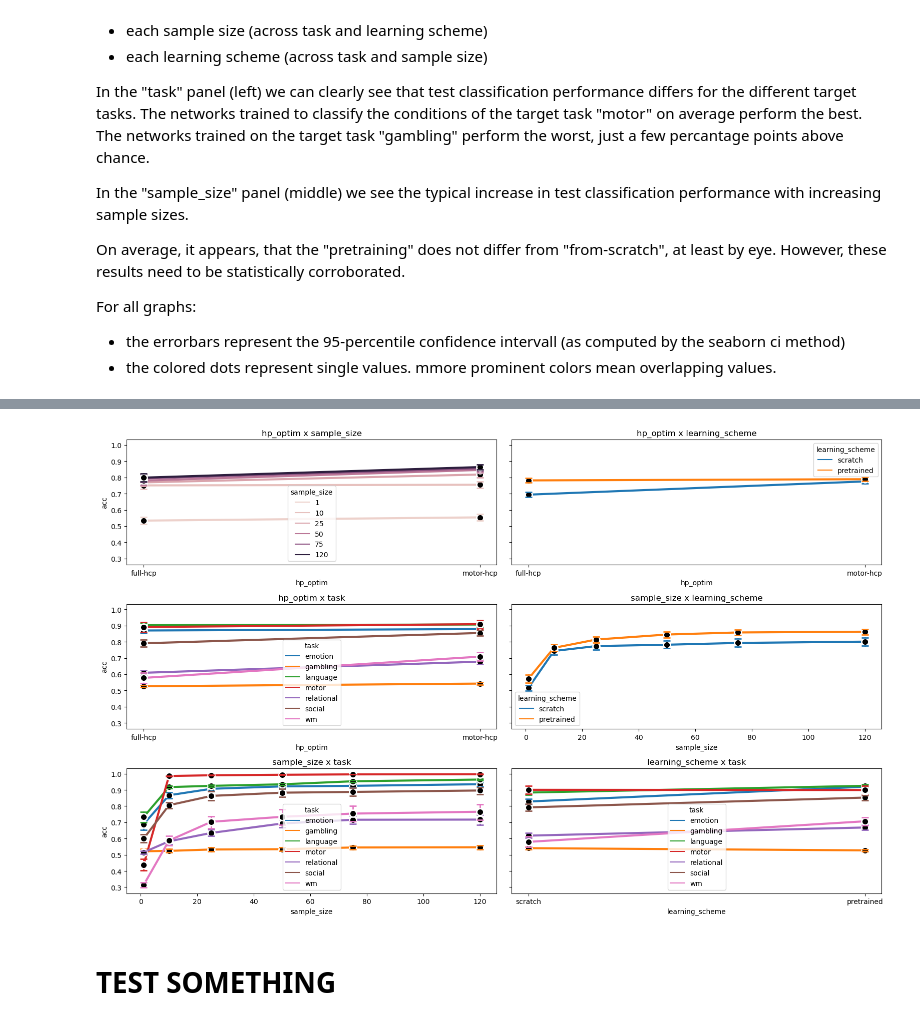
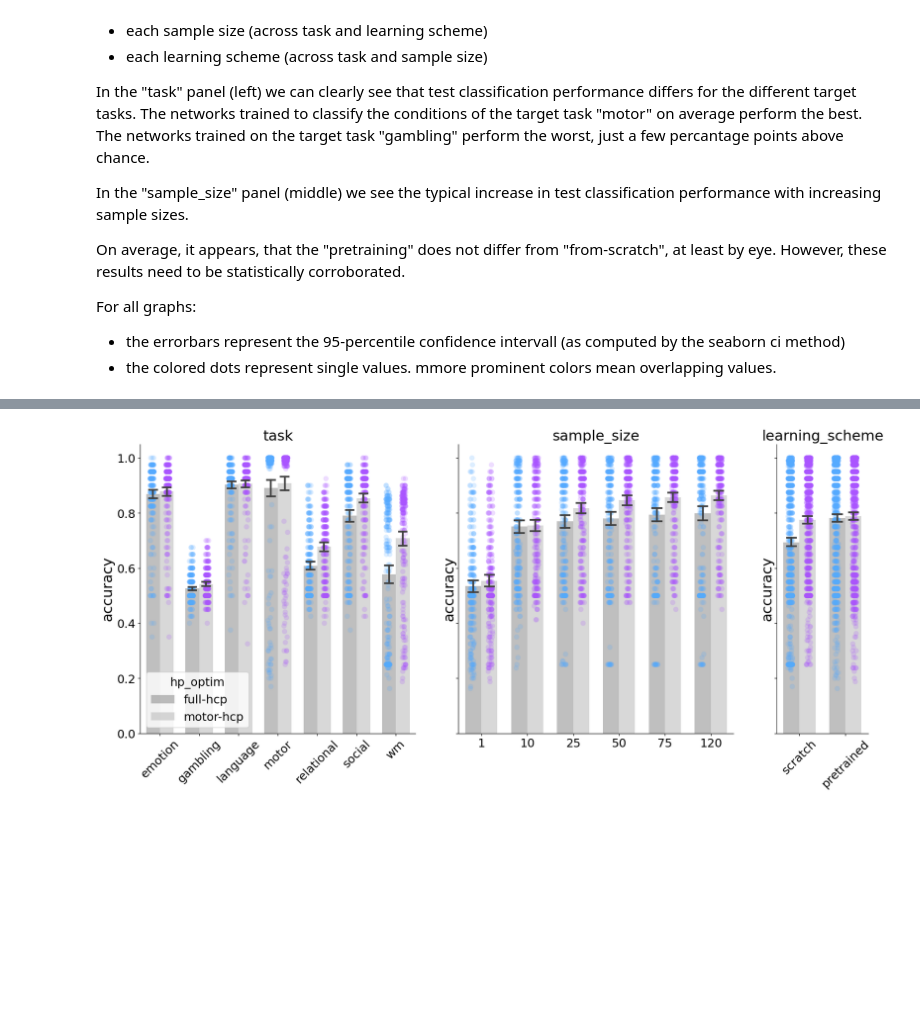
Before and after one commit to PhilippS893/thesis_code_and_analyses, a Jupyter notebook: 04_transfer_learning/analyse_tl.ipynb, the cells around one changed output, grey strips where cells are left out. Drawn from its saved outputs; the diff is of its cells as text; code cells hidden in the pictures; blank space fills up the shorter version.

```diff
--- a/04_transfer_learning/analyse_tl.ipynb
+++ b/04_transfer_learning/analyse_tl.ipynb
@@ -372,13 +363,0 @@ combs[0][0]
-# %%
-# 2-way interaction plots
-fig, axes = plt.subplots(3, 2, figsize=(16,10), sharey=True)
-axes = axes.flatten()
-for i in range(len(combs)):
-    sns.lineplot(data=full, x=combs[i][0], y="acc", hue=combs[i][1], ax=axes[i],
-                 marker='o', linewidth=3, markeredgewidth=2, markeredgecolor='white', markerfacecolor='black', markersize=10, errorbar=("ci", 95),
-                 err_style="bars", err_kws={'capsize': 5, 'elinewidth': 2, 'capthick': 2})
-    axes[i].set_title(f"{combs[i][0]} x {combs[i][1]}")
-
-fig.tight_layout()
-# %% [output]
-[figure, removed]
@@ -406,2 +363,0 @@ fig.axes[-1].set_title('task average');
-# %% [markdown]
-# TEST SOMETHING
@@ -462,3 +364,44 @@ spss_df_arcsin.to_csv("./stats/accs_for_spss_both_models_arcsin.csv", index=Fals
+# %%
+# separate HP optim
+fig, axes = plt.subplots(1, 3, figsize=(20, 8), sharey=True, gridspec_kw={'width_ratios': [1.5, 1.5, .5]})
+
+# 1. main effect: task
+x = 'task'
+
+axes[0].set_xlim([.5, 2.5])
+sns.barplot(ax=axes[0], x=x, y="acc", hue="hp_optim", data=full, palette=sns.set_palette([[.5, .5, .5], [.7, .7, .7]]), alpha=.5, errorbar=("ci", 95), n_boot=5000, capsize=.2, width=.7, zorder=0)
+sns.stripplot(ax=axes[0], x=x, y="acc", data=full, hue="hp_optim", zorder=1, alpha=.2, size=8, palette="cool", legend=False, dodge=True)
+axes[0].set_title(x);
+axes[0].set_xticklabels(sorted(left_out_tasks), rotation=45);
+
+# 2. main effect: training sample size
+x = 'sample_size'
+
+axes[1].set_xlim([.5, 2.5])
+sns.barplot(ax=axes[1], x=x, y="acc", data=full, hue="hp_optim", errorbar=("ci", 95), n_boot=5000, capsize=.2, alpha=.5, width=.7, zorder=0)
+sns.stripplot(ax=axes[1], x=x, y="acc", data=full, hue="hp_optim", zorder=1, alpha=.2, size=8, palette="cool", legend=False, dodge=True)
+axes[1].set_title(x);
+
+# 3. main effect: learning approach
+x = 'learning_scheme'
+
+axes[2].set_xlim([.5, 2.5])
+sns.barplot(ax=axes[2], x=x, y="acc", data=full, hue="hp_optim", errorbar=("ci", 95), n_boot=5000, capsize=.2, alpha=.5, width=.7, zorder=0)
+sns.stripplot(ax=axes[2], x=x, y="acc", data=full, hue="hp_optim", palette="cool", zorder=1, alpha=.2, size=8, legend=False, dodge=True)
+axes[2].set_title(x);
+axes[2].set_xticklabels(training_approach, rotation=45)
+
+for i, ax in enumerate(axes):
+    ax.set(xlabel=None, ylabel="accuracy");
+    ax.set_ylim([0, 1.05])
+    ax.spines[['right', 'top']].set_visible(False)
+    if i > 0:
+        ax.legend([],[],frameon=False)
+
+sns.reset_defaults()
+plt.savefig('figures/hp-optim_interactions.pdf', facecolor=fig.get_facecolor(), transparent=True)
+# %% [output]
+[figure, added]
 # %%
 fig, axes = plt.subplots(2, 4, figsize=(26, 12), sharex=True, sharey=True)
 for i, ax, in enumerate(fig.axes[:-1]):
```
Also changed, not shown: parts of 24 cells of this notebook, 34 other files.
